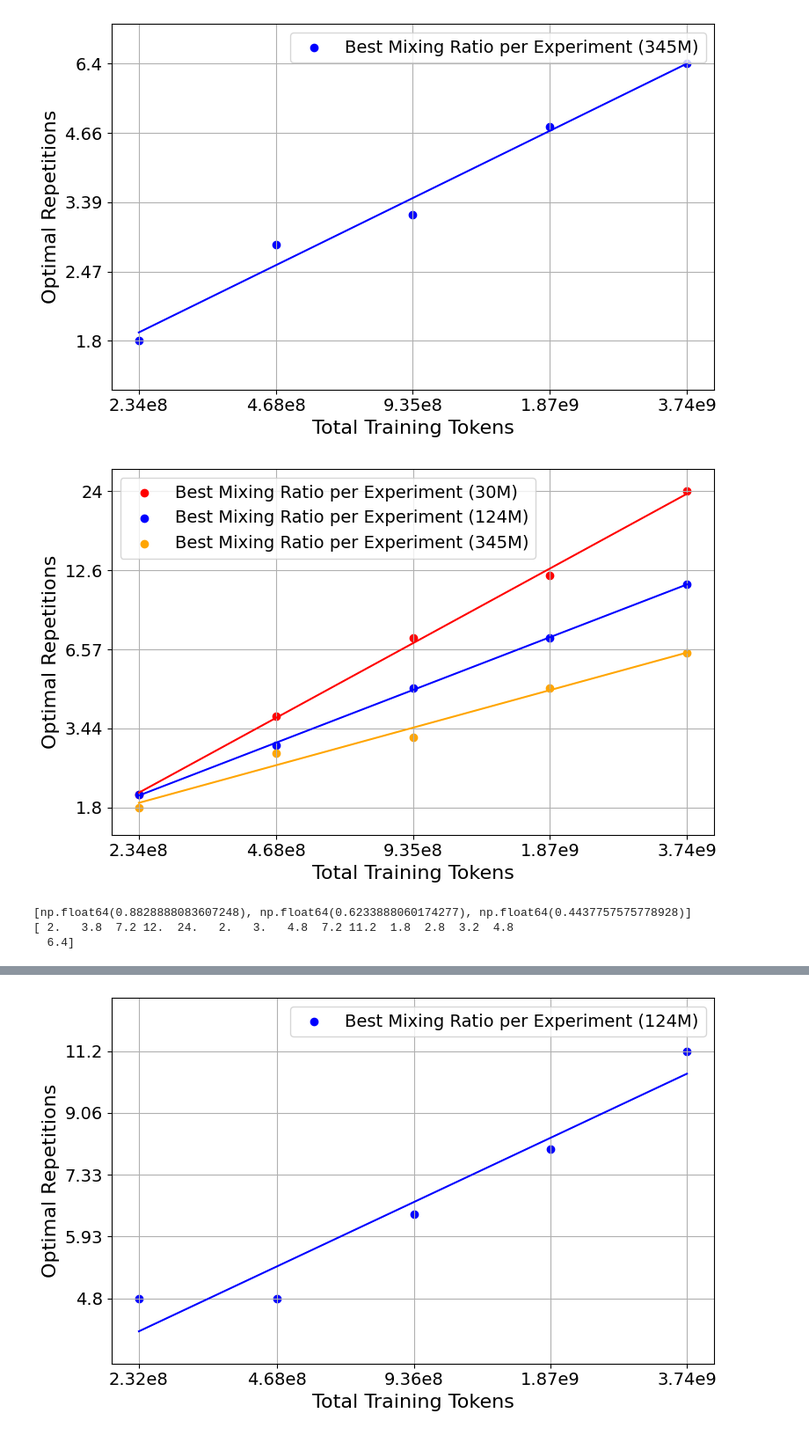
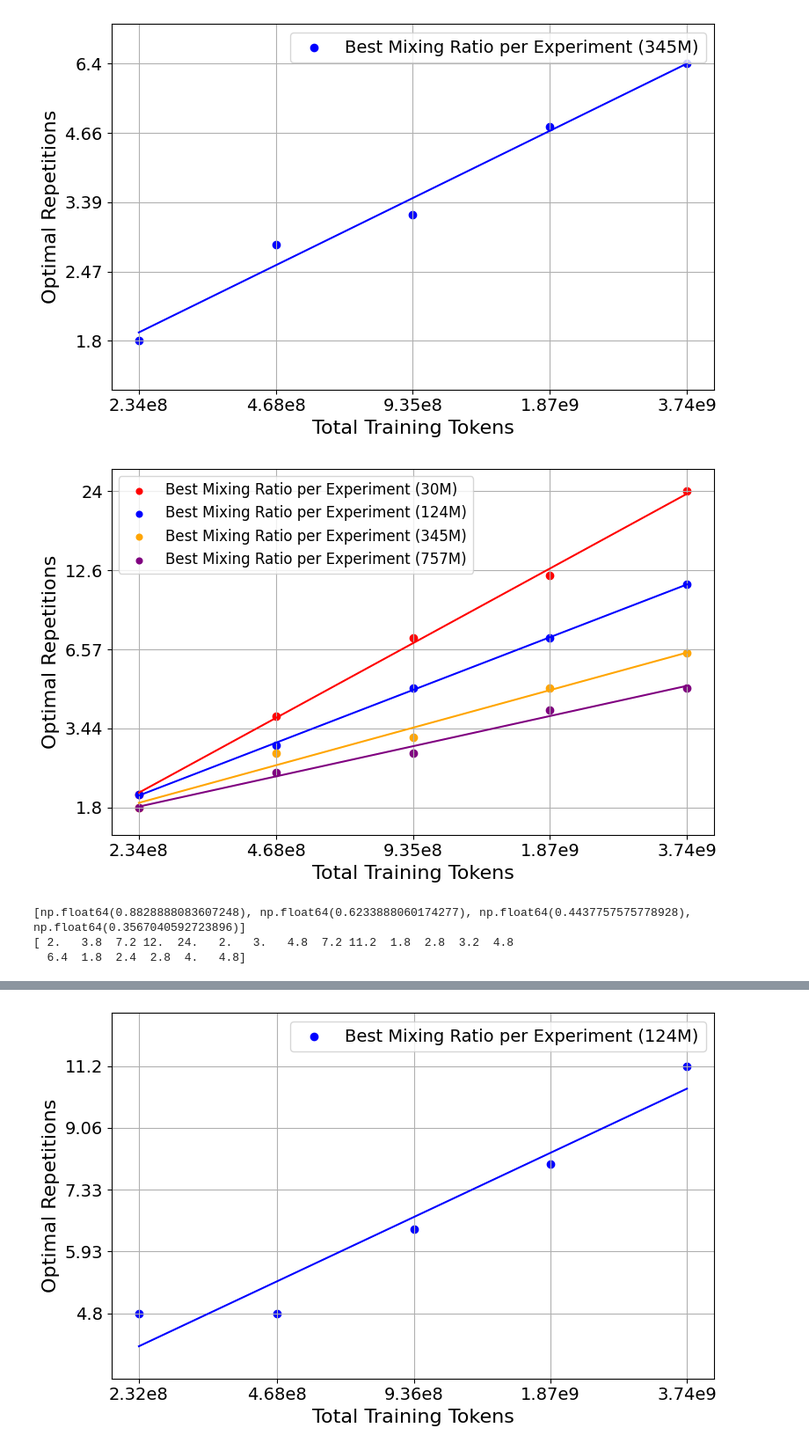
Before and after one commit to kevinzhou497/data-mixing-language-models, a Jupyter notebook: results_viz.ipynb, the cells around one changed output, grey strips where cells are left out. Shown at 88% size. Drawn from its saved outputs; the diff is of its cells as text; code cells hidden in the pictures.

```diff
--- a/results_viz.ipynb
+++ b/results_viz.ipynb
@@ -323,7 +323,7 @@ def mix_and_epochs(file_paths_lists, epochs, num_tokens,
     #ax.set_title(title if title else "Optimal Epochs over Training Horizons")
     ax.legend()
     if smaller_legend:
-        plt.legend(prop={'size': 8}, markerscale=0.8)
+        plt.legend(prop={'size': 12}, markerscale=0.8)
     fig.tight_layout()
     plt.savefig(f"epochs_{file_details}.pdf", format="pdf", bbox_inches="tight", pad_inches=0.02)
     plt.show()
@@ -450,3 +450,13 @@ hq_data = "pubmed"
 pubmed_file_paths_345M, pubmed_file_paths_reg_345M, dfs_repeat_pubmed_345M, dfs_reg_pubmed_345M = plot_reg_and_repeat(iter_repeat, subsamples, model_params, iter_values_reg, legend_labels, legend_labels_reg, epochs, hq_data)
 # %% [output]
 [figure]
+# %%
+iter_repeat = [7110, 14280, 28566, 57118, 114142]
+subsamples = [16, 8, 4, 2, 1]
+model_params = ["757M"]
+iter_values_reg = [7134, 14268, 28536, 57071, 114142]
+legend_labels = ["232M, 1/16 subsample", "468M, 1/8 subsample", "936M, 1/4 subsample", "1.87B, 1/2 subsample", "3.74B (Target)"]
+legend_labels_reg = ["234M", "468M", "935M", "1.87B", "3.74B, Target"]
+epochs = [2,4,8,16,32]
+hq_data = "wikipedia"
+wiki_file_paths_757M, wiki_file_paths_reg_757M, dfs_repeat_wiki_757M, dfs_reg_wiki_757M = plot_reg_and_repeat(iter_repeat, subsamples, model_params, iter_values_reg, legend_labels, legend_labels_reg, epochs, hq_data)
@@ -452,0 +465,11 @@ pubmed_file_paths_345M, pubmed_file_paths_reg_345M, dfs_repeat_pubmed_345M, dfs_
+# %%
+# 757M Model, PubMed
+iter_repeat = [7366, 14679, 29249, 58566, 117188]
+subsamples = [16, 8, 4, 2, 1]
+model_params = ["757M"]
+legend_labels_reg = ["240M", "480M", "960M", "1.92B", "3.84B, Target"]
+iter_values_reg = [7324, 14649, 29297, 58594, 117188]
+legend_labels = ["241M, 1/16 subsample", "481M, 1/8 subsample", "958M, 1/4 subsample", "1.92B, 1/2 subsample", "3.84B, Target"]
+epochs = [2,4,8,16,32]
+hq_data = "pubmed"
+pubmed_file_paths_757M, pubmed_file_paths_reg_757M, dfs_repeat_pubmed_757M, dfs_reg_pubmed_757M = plot_reg_and_repeat(iter_repeat, subsamples, model_params, iter_values_reg, legend_labels, legend_labels_reg, epochs, hq_data)
@@ -470,16 +495,16 @@ coefs_wiki_all, intercepts_wiki_all, epochs_all = mix_and_epochs(paths, epochs,
 [figure]
 # %%
 # Graph the Epochs for Wikipedia
-paths = [wiki_file_paths_reg_30M, wiki_file_paths_reg_124M, wiki_file_paths_reg_345M]
-coefs_wiki_all, intercepts_wiki_all, epochs_all = mix_and_epochs(paths, epochs, 116881107, colors=["red","blue", "orange"], params=["30M", "124M", "345M"], file_details="Wiki_All")
+paths = [wiki_file_paths_reg_30M, wiki_file_paths_reg_124M, wiki_file_paths_reg_345M, wiki_file_paths_reg_757M]
+coefs_wiki_all, intercepts_wiki_all, epochs_all = mix_and_epochs(paths, epochs, 116881107, colors=["red","blue", "orange", "purple"], params=["30M", "124M", "345M", "757M"], file_details="Wiki_All", smaller_legend=True)
 # %% [output]
-[figure, old version]
+[figure, new version]
 # %%
 print(coefs_wiki_all) # Wikipedia
 print(epochs_all)
 # %% [output]
-[np.float64(0.8828888083607248), np.float64(0.6233888060174277), np.float64(0.4437757575778928)]
+[np.float64(0.8828888083607248), np.float64(0.6233888060174277), np.float64(0.4437757575778928), np.float64(0.3567040592723896)]
 [ 2.   3.8  7.2 12.  24.   2.   3.   4.8  7.2 11.2  1.8  2.8  3.2  4.8
-  6.4]
+  6.4  1.8  2.4  2.8  4.   4.8]
 # %%
 # Wikipedia, 2 points
```
Also changed, not shown: parts of 20 cells of this notebook, 3 other files.
